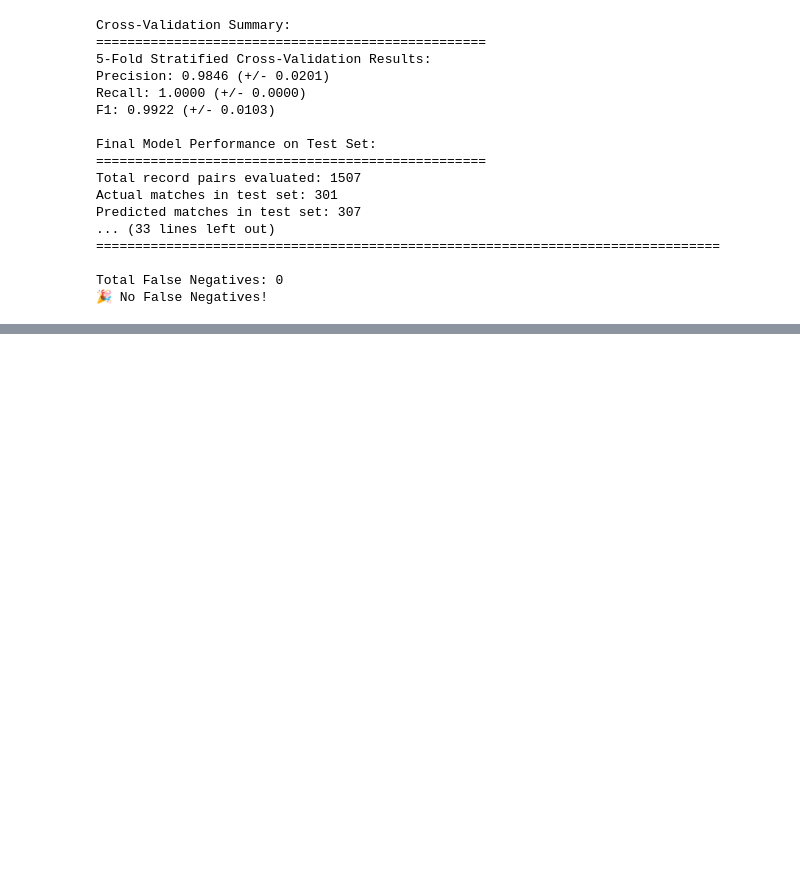
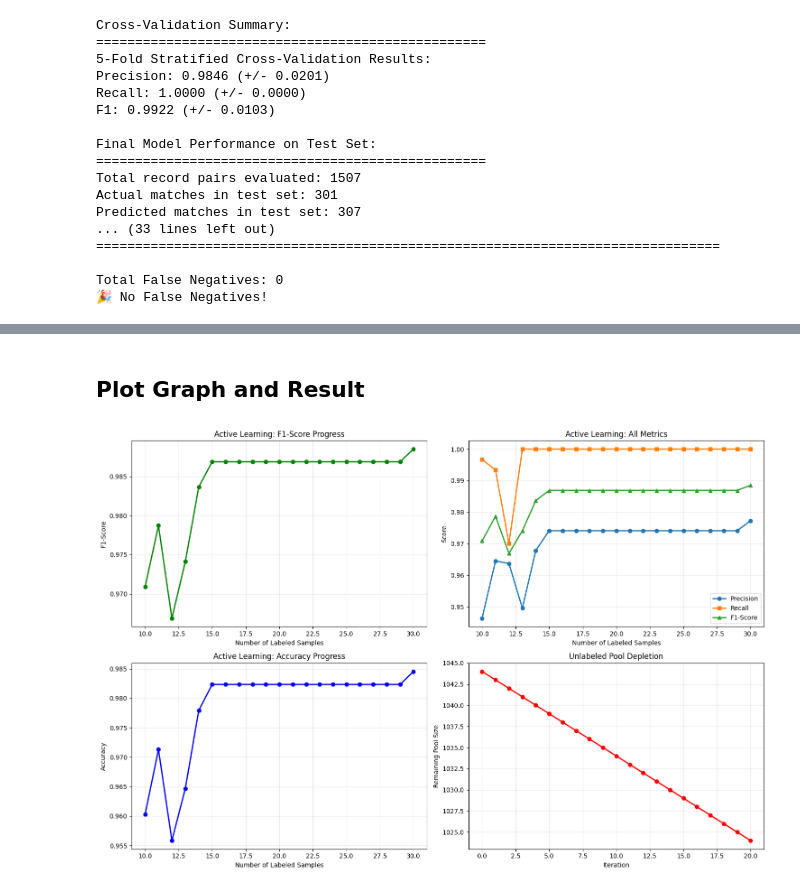
Before and after one commit to natthapong2100/demographic-linkage-active-learning, a Jupyter notebook: code-manual.ipynb, the cells around one changed output, grey strips where cells are left out. Cells and saved outputs as stored; diff of their text form; code cells hidden in the pictures; blank space fills up the shorter version.

Commit message:
active learning prototype real ver.0

```diff
--- a/code-manual.ipynb
+++ b/code-manual.ipynb
@@ -605,9 +605,9 @@ array([1, 0, 0, ..., 1, 1, 1], shape=(1507,))
 
 # %%
 # Split data into training and testing sets
-X_train, X_test, y_train, y_test = train_test_split(
-    X, y, test_size=0.3, random_state=42, stratify=y
-)
+# X_train, X_test, y_train, y_test = train_test_split(
+#     X, y, test_size=0.3, random_state=42, stratify=y
+# )
 
 X_train, X_test, y_train, y_test, pairs_train, pairs_test = train_test_split(
     X, y, candidate_pairs_list,
@@ -1005,0 +1241,74 @@ Total False Negatives: 0
+# %% [markdown]
+## Plot Graph and Result
+# %%
+
+# %%
+# Plot Active Learning Results
+fig, axes = plt.subplots(2, 2, figsize=(15, 10))
+
+# Plot 1: F1-Score vs Number of Labeled Samples
+axes[0, 0].plot(al_results['n_labeled'], al_results['test_f1'],
+                marker='o', linewidth=2, markersize=6, color='green')
+axes[0, 0].set_xlabel('Number of Labeled Samples')
+axes[0, 0].set_ylabel('F1-Score')
+axes[0, 0].set_title('Active Learning: F1-Score Progress')
+axes[0, 0].grid(True, alpha=0.3)
+
+# Plot 2: All Metrics vs Number of Labeled Samples
+axes[0, 1].plot(al_results['n_labeled'], al_results['test_precision'],
+                marker='o', label='Precision', linewidth=2)
+axes[0, 1].plot(al_results['n_labeled'], al_results['test_recall'],
+                marker='s', label='Recall', linewidth=2)
+axes[0, 1].plot(al_results['n_labeled'], al_results['test_f1'],
+                marker='^', label='F1-Score', linewidth=2)
+axes[0, 1].set_xlabel('Number of Labeled Samples')
+axes[0, 1].set_ylabel('Score')
+axes[0, 1].set_title('Active Learning: All Metrics')
+axes[0, 1].legend()
+axes[0, 1].grid(True, alpha=0.3)
+
+# Plot 3: Accuracy vs Number of Labeled Samples
+axes[1, 0].plot(al_results['n_labeled'], al_results['test_accuracy'],
+                marker='o', linewidth=2, markersize=6, color='blue')
+axes[1, 0].set_xlabel('Number of Labeled Samples')
+axes[1, 0].set_ylabel('Accuracy')
+axes[1, 0].set_title('Active Learning: Accuracy Progress')
+axes[1, 0].grid(True, alpha=0.3)
+
+# Plot 4: Pool Size vs Iteration
+axes[1, 1].plot(range(len(al_results['pool_size'])), al_results['pool_size'],
+                marker='o', linewidth=2, markersize=6, color='red')
+axes[1, 1].set_xlabel('Iteration')
+axes[1, 1].set_ylabel('Remaining Pool Size')
+axes[1, 1].set_title('Unlabeled Pool Depletion')
+axes[1, 1].grid(True, alpha=0.3)
+
+plt.tight_layout()
+plt.show()
+
+# %%
+# Summary of Active Learning Results
+print(f"\nActive Learning Summary:")
+print("=" * 30)
+print(f"Initial labeled samples: {al_results['n_labeled'][0]}")
+print(f"Final labeled samples: {al_results['n_labeled'][-1]}")
+print(f"Total queries made: {len(al_results['n_labeled']) - 1}")
+
+print(f"\nPerformance Improvement:")
+print(f"Initial F1-Score: {al_results['test_f1'][0]:.4f}")
+print(f"Final F1-Score: {al_results['test_f1'][-1]:.4f}")
+print(f"F1 Improvement: {al_results['test_f1'][-1] - al_results['test_f1'][0]:.4f}")
+
+print(f"\nFinal Performance:")
+print(f"Precision: {al_results['test_precision'][-1]:.4f}")
+print(f"Recall: {al_results['test_recall'][-1]:.4f}")
+print(f"F1-Score: {al_results['test_f1'][-1]:.4f}")
+print(f"Accuracy: {al_results['test_accuracy'][-1]:.4f}")
+
+# %%
+# Create results dataframe for analysis
+al_results_df = pd.DataFrame(al_results)
+print(f"\nActive Learning Progress Table:")
+print(al_results_df.to_string(index=False))
+# %% [output]
+[figure, added]
```
Also changed, not shown: parts of 9 cells of this notebook.
